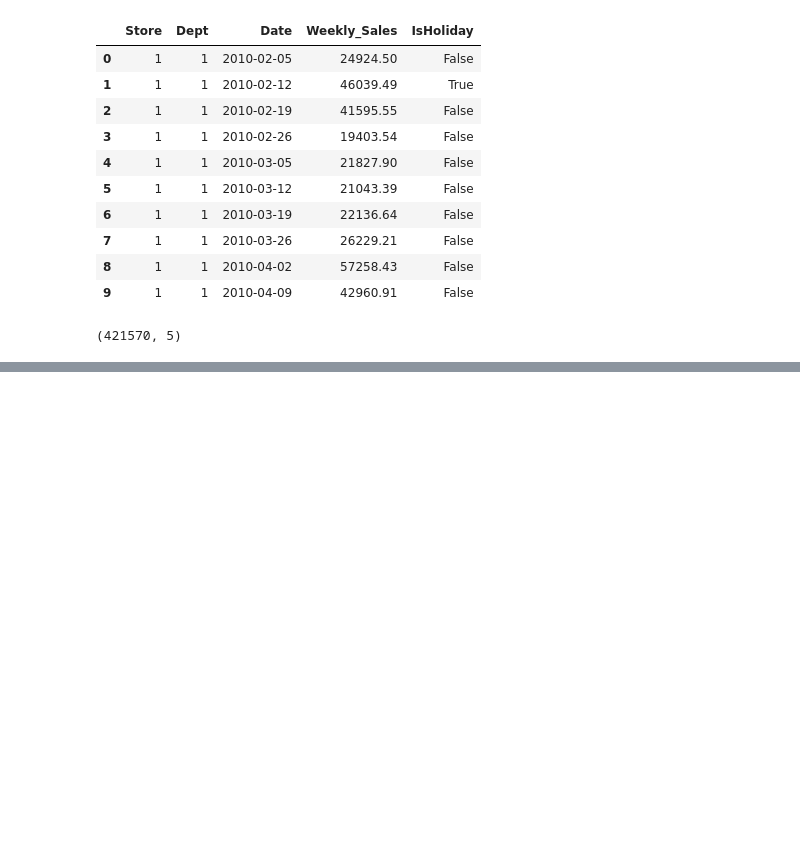
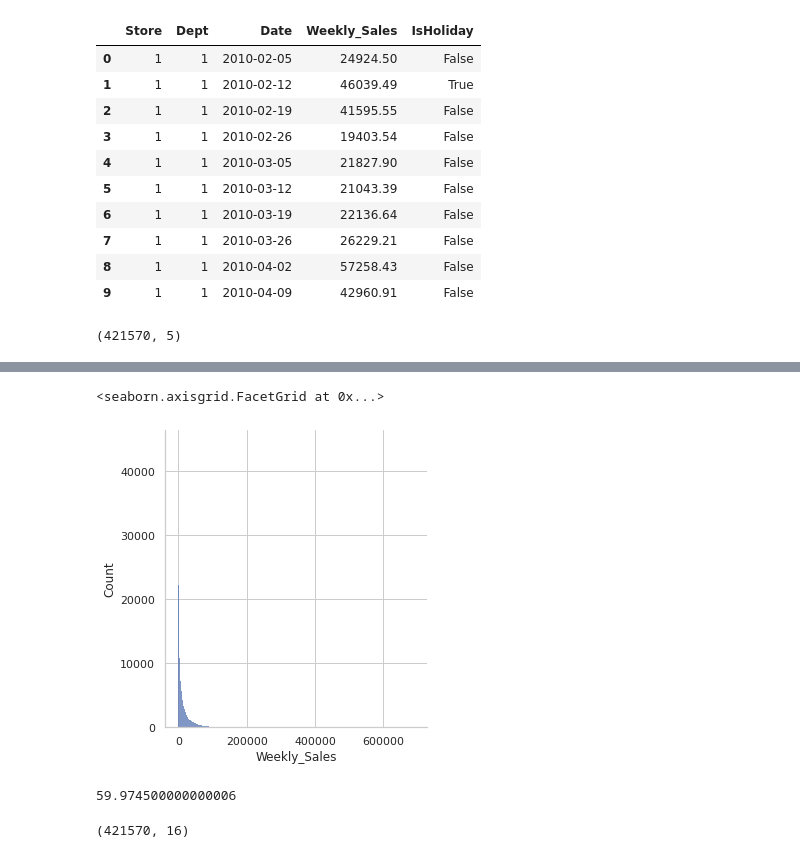
Before and after one commit to rajuptvs/Walmart_sales_forecasting-project, a Jupyter notebook: Walmart_sales.ipynb, the cells around one changed output, grey strips where cells are left out. Drawn from its saved outputs; the diff is of its cells as text; code cells hidden in the pictures; blank space fills up the shorter version.

```diff
--- a/Walmart_sales.ipynb
+++ b/Walmart_sales.ipynb
@@ -395,0 +488,6 @@ df1=raw_data.merge(features_scenario_dropand0,)
+# %%
+#So to correct this lets check the distribution of weekly sales to get an understanding of how to impute the -ve values
+sns.displot(df1['Weekly_Sales'])
+# %% [output]
+<seaborn.axisgrid.FacetGrid at 0x...>
+[figure, added]
@@ -395,0 +498,8 @@ df1=raw_data.merge(features_scenario_dropand0,)
+# %%
+outlier_min
+# %% [output]
+59.974500000000006
+# %%
+df1.shape
+# %% [output]
+(421570, 16)
```
Also changed, not shown: parts of 33 cells of this notebook, 2 other files.
